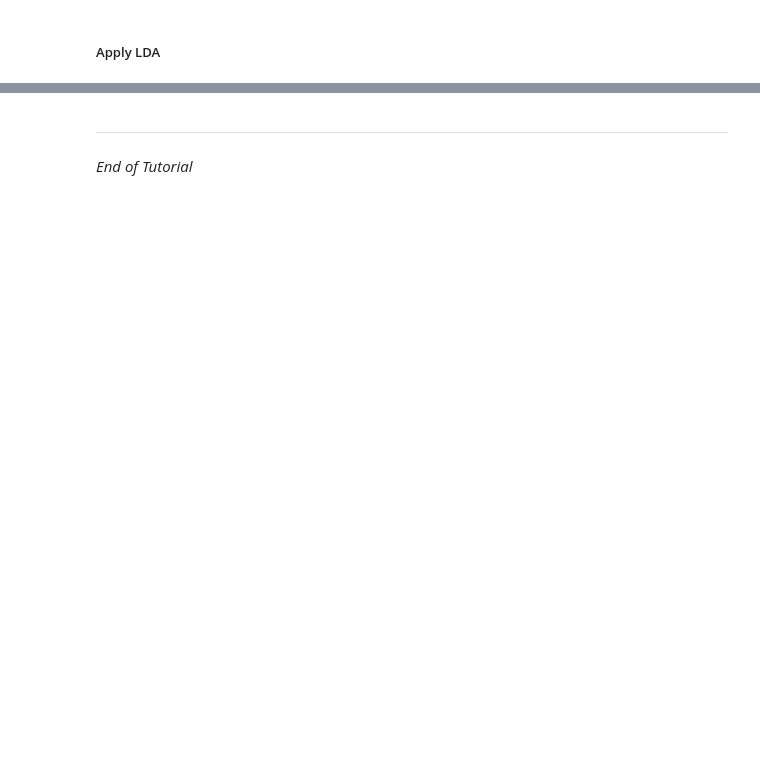
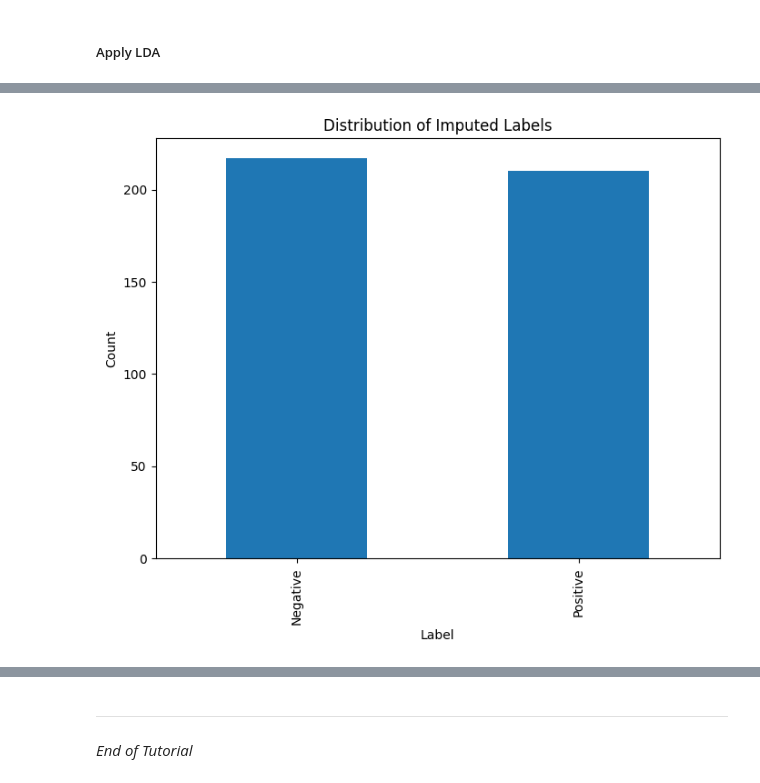
Before and after one commit to jyang32/TAD_workshop, a Jupyter notebook: tad_workshop.ipynb, the cells around one changed output, grey strips where cells are left out. Drawn from its saved outputs; the diff is of its cells as text; code cells hidden in the pictures; blank space fills up the shorter version.

```diff
--- a/tad_workshop.ipynb
+++ b/tad_workshop.ipynb
@@ -905,6 +976,0 @@ df['Cluster'] = kmeans.labels_
-# %%
-# Reduce dimensionality for visualization
-pca = PCA(n_components=2, random_state=42)
-principal_components = pca.fit_transform(X_tfidf.toarray())
-df['PCA1'] = principal_components[:, 0]
-df['PCA2'] = principal_components[:, 1]
@@ -1056,14 +1116,0 @@ We'll perform a simple content analysis by classifying reviews as 'Positive' or
-# %%
-def classify_review(sentiment):
-    if sentiment > 0:
-        return 'Positive'
-    elif sentiment < 0:
-        return 'Negative'
-    else:
-        return 'Neutral'
-
-# Apply the function
-df['Sentiment_Label'] = df['Sentiment'].apply(classify_review)
-
-# Display the first few entries
-df[['Review', 'Sentiment', 'Sentiment_Label']].head()
@@ -1124,0 +1244,55 @@ Feel free to explore additional resources to continue your learning journey.
+# %%
+## Step 5: Impute Missing Labels
+
+print("\nStep 5: Impute Missing Labels")
+
+# Predict labels for unlabeled data
+imputed_labels = classifier.predict(X_unlabeled_tfidf)
+
+# Add imputed labels to the dataframe
+df.loc[~labeled_mask, 'Imputed_Label'] = imputed_labels
+df['Final_Label'] = df['Label_Binary'].fillna(df['Imputed_Label'])
+
+print("Sample of imputed labels:")
+print(df[~labeled_mask][['Processed_Review', 'Imputed_Label']].head())
+
+print(f"\nFinal dataset shape: {df.shape}")
+print(f"Number of positive reviews: {sum(df['Final_Label'] == 1)}")
+print(f"Number of negative reviews: {sum(df['Final_Label'] == 0)}")
+
+## Step 6: Analyze Results
+
+print("\nStep 6: Analyze Results")
+
+# Plot distribution of imputed labels
+plt.figure(figsize=(8, 6))
+df.loc[~labeled_mask, 'Imputed_Label'].value_counts().plot(kind='bar')
+plt.title('Distribution of Imputed Labels')
+plt.xlabel('Label')
+plt.ylabel('Count')
+plt.xticks([0, 1], ['Negative', 'Positive'])
+plt.show()
+
+# Print some example reviews with their imputed labels
+print("\nExample Reviews with Imputed Labels:")
+for _, row in df[~labeled_mask].sample(5).iterrows():
+    print(f"Review: {row['Processed_Review'][:100]}...")
+    print(f"Imputed Label: {'Positive' if row['Imputed_Label'] == 1 else 'Negative'}")
+    print(f"Original Label: {row['Label']}")
+    print()
+
+## Step 7: Compare Imputed Labels with Original Labels
+
+print("\nStep 7: Compare Imputed Labels with Original Labels")
+
+# For the artificially missing labels, compare imputed with original
+comparison_mask = ~labeled_mask
+original_labels = df.loc[comparison_mask, 'Label'].map({'pos': 1, 'neg': 0})
+imputed_labels = df.loc[comparison_mask, 'Imputed_Label']
+
+imputation_accuracy = accuracy_score(original_labels, imputed_labels)
+print(f"Accuracy of imputed labels: {imputation_accuracy:.2f}")
+
+print("\nClassification Report for Imputed Labels:")
+print(classification_report(original_labels, imputed_labels, target_names=['Negative', 'Positive']))
+# %% [output]
@@ -1124,0 +1313 @@ Feel free to explore additional resources to continue your learning journey.
+[figure, added]
```
Also changed, not shown: parts of 75 cells of this notebook, 1 other file.
